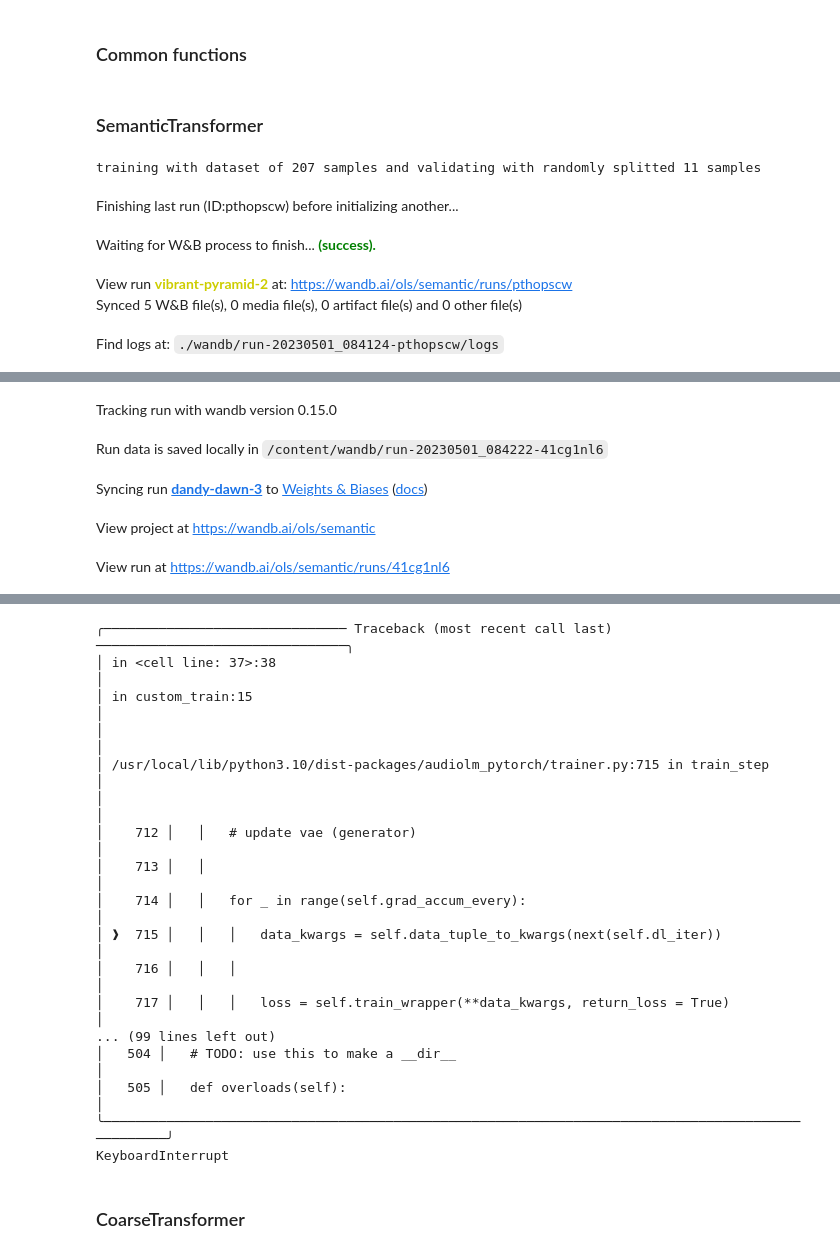
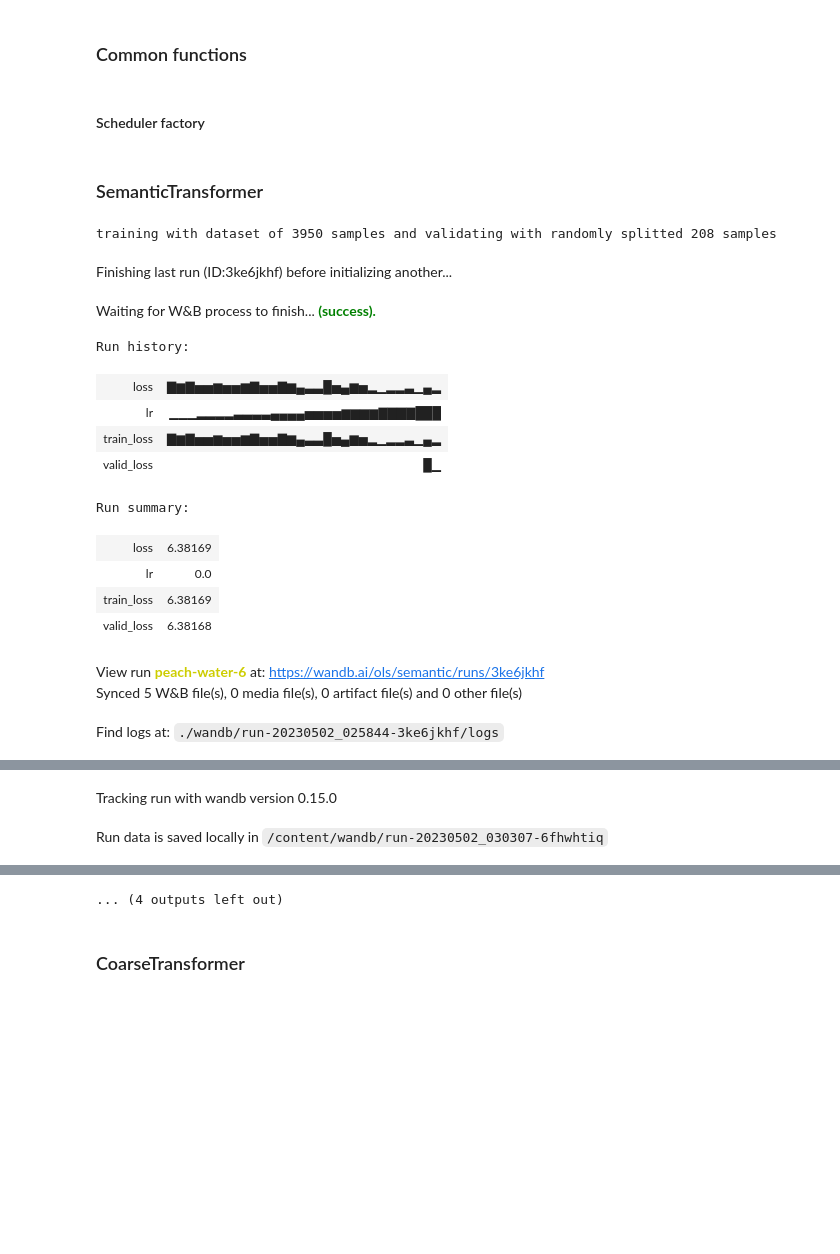
Before and after one commit to Omarlsg98/idl-project, a Jupyter notebook: notebooks/AudioLM+CLAP.ipynb, the cells around one changed output, grey strips where cells are left out. Saved outputs shown, nothing was run; the diff lists cells and outputs as text; code cells hidden in the pictures; blank space fills up the shorter version.

```diff
--- a/notebooks/AudioLM+CLAP.ipynb
+++ b/notebooks/AudioLM+CLAP.ipynb
@@ -665,3 +678,5 @@ def get_scheduler(optim, config):
 # %%
 def get_accelerate_kwargs(config):
   return dict(log_with="wandb") if wandb is not None else None
+# %% [markdown]
+#### Scheduler factory
@@ -680,8 +733,9 @@ def get_accelerate_kwargs(config):
 torch.cuda.empty_cache()
 semantic_transformer = SemanticTransformer(
     num_semantic_tokens = wav2vec.codebook_size,
-    dim = 1024,
-    depth = 6,
+    dim = config["embedding_dim"],
+    depth = config["depth"],
+    heads = config["heads"],
     audio_text_condition = True,
     attn_dropout = config["attn_dropout"],
     ff_dropout = config["ff_dropout"],
@@ -690,37 +744,47 @@ semantic_transformer = SemanticTransformer(
 
 semantic_trainer = SemanticTransformerTrainer(
     transformer = semantic_transformer,
     wav2vec = wav2vec,
     audio_conditioner = quantizer,
     folder = dataset_folder,
     lr=config["lr"],
     batch_size = config["batch_size"],
     data_max_length_seconds = config.get("data_max_length_seconds"),
     data_max_length = config.get("data_max_length"),
     save_results_every = VAL_EVERY_STEPS,
     wd = config["wd"],
     grad_accum_every = config["grad_accum_every"],
     max_grad_norm = config["max_grad_norm"],
-    save_model_every = 50,
+    save_model_every = SAVE_MODEL_EVERY,
     num_train_steps = STEPS,
     results_folder = RESULTS_ROOT_PATH+'/results_semantic',
     force_clear_prev_results = False,
     accelerate_kwargs = get_accelerate_kwargs(config)
 )
 
 scheduler = get_scheduler(semantic_trainer.optim, config)
-
+print(scheduler)
 if load_ckpt:
   semantic_trainer.load(semantic_load_path)
 
 if train:
   custom_train(semantic_trainer,
                config,
                scheduler)
 # %% [output]
-training with dataset of 207 samples and validating with randomly splitted 11 samples
+training with dataset of 3950 samples and validating with randomly splitted 208 samples
-Finishing last run (ID:pthopscw) before initializing another...
+Finishing last run (ID:3ke6jkhf) before initializing another...
 Waiting for W&B process to finish... (success).
+Run history:
+| loss | ▇▆▇▅▅▆▅▅▆▇▅▅▇▆▄▃▃█▅▄▆▅▂▁▂▂▃▁▄▂ |
+| lr | ▁▁▁▂▂▂▂▃▃▃▃▄▄▄▄▅▅▅▅▆▆▆▆▇▇▇▇███ |
+| train_loss | ▇▆▇▅▅▆▅▅▆▇▅▅▇▆▄▃▃█▅▄▆▅▂▁▂▂▃▁▄▂ |
+| valid_loss | █▁ |
+Run summary:
+| loss | 6.38169 |
+| lr | 0.0 |
+| train_loss | 6.38169 |
+| valid_loss | 6.38168 |
-View run vibrant-pyramid-2 at: https://wandb.ai/ols/semantic/runs/pthopscw
+View run peach-water-6 at: https://wandb.ai/ols/semantic/runs/3ke6jkhf
 Synced 5 W&B file(s), 0 media file(s), 0 artifact file(s) and 0 other file(s)
-Find logs at: ./wandb/run-20230501_084124-pthopscw/logs
+Find logs at: ./wandb/run-20230502_025844-3ke6jkhf/logs
@@ -728,5 +792,2 @@ Successfully finished last run (ID:pthopscw). Initializing new run:
 Tracking run with wandb version 0.15.0
-Run data is saved locally in /content/wandb/run-20230501_084222-41cg1nl6
+Run data is saved locally in /content/wandb/run-20230502_030307-6fhwhtiq
-Syncing run dandy-dawn-3 to Weights & Biases (docs)
-View project at https://wandb.ai/ols/semantic
-View run at https://wandb.ai/ols/semantic/runs/41cg1nl6
@@ -750,20 +794,4 @@ View run at https://wandb.ai/ols/semantic/runs/41cg1nl6
-╭─────────────────────────────── Traceback (most recent call last) ────────────────────────────────╮
-│ in <cell line: 37>:38                                                                            │
-│ in custom_train:15                                                                               │
-│                                                                                                  │
-│ /usr/local/lib/python3.10/dist-packages/audiolm_pytorch/trainer.py:715 in train_step             │
-│                                                                                                  │
-│    712 │   │   # update vae (generator)                                                          │
-│    713 │   │                                                                                     │
-│    714 │   │   for _ in range(self.grad_accum_every):                                            │
-│ ❱  715 │   │   │   data_kwargs = self.data_tuple_to_kwargs(next(self.dl_iter))                   │
-│    716 │   │   │                                                                                 │
-│    717 │   │   │   loss = self.train_wrapper(**data_kwargs, return_loss = True)                  │
-... (99 lines left out)
-│   504 │   # TODO: use this to make a __dir__                                                     │
-│   505 │   def overloads(self):                                                                   │
-╰──────────────────────────────────────────────────────────────────────────────────────────────────╯
-KeyboardInterrupt
+... (4 outputs left out)
 # %% [markdown]
 ### CoarseTransformer
 # %%
```
Also changed, not shown: parts of 14 cells of this notebook.
